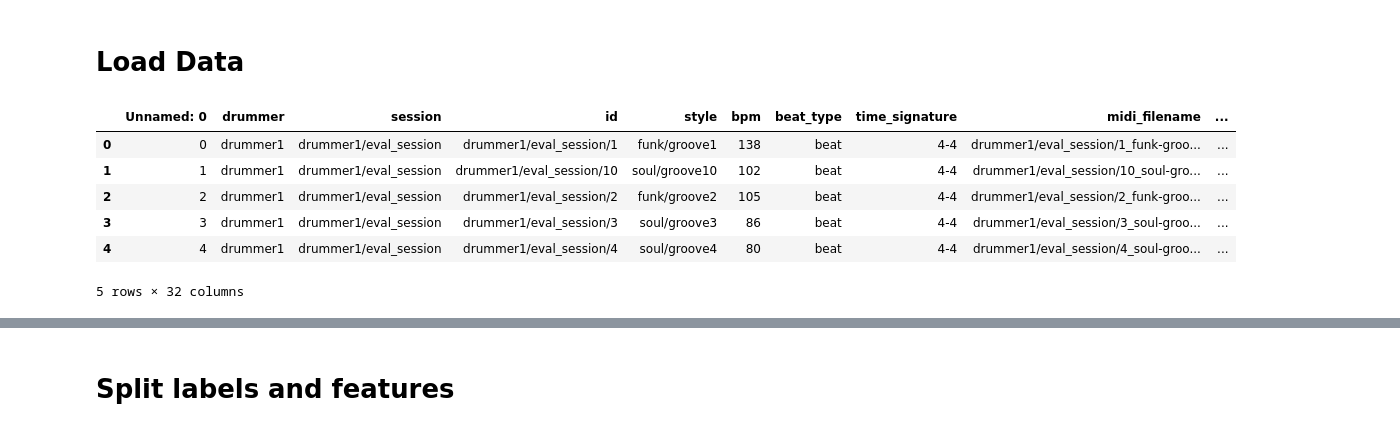
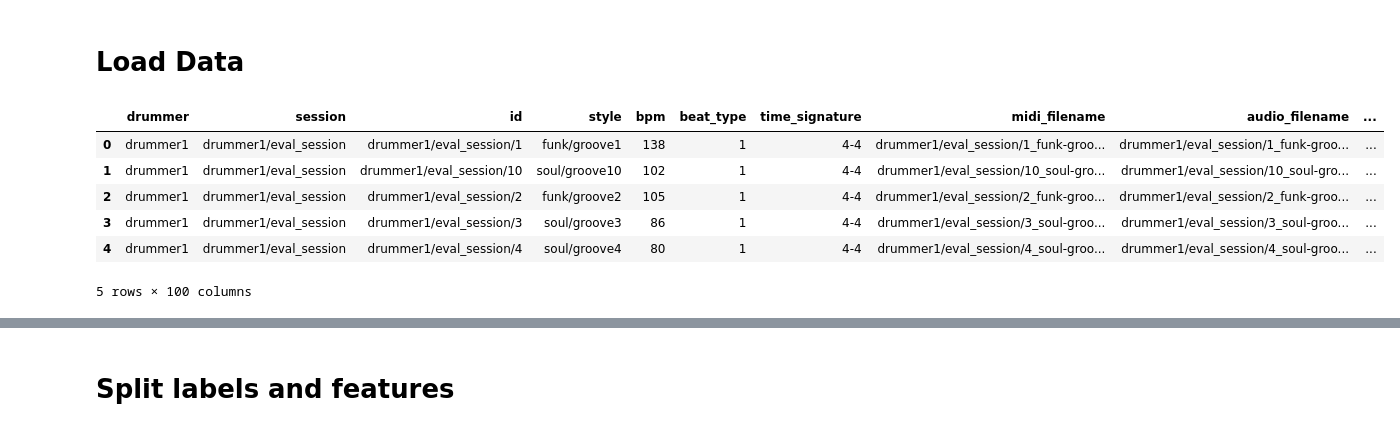
Before and after one commit to Knerten0815/GrooveLens, a Jupyter notebook: cnn.ipynb, the cells around one changed output, grey strips where cells are left out. Cells and saved outputs as stored; diff of their text form; code cells hidden in the pictures.

```diff
--- a/cnn.ipynb
+++ b/cnn.ipynb
@@ -3,13 +3,13 @@
 # %%
 import pandas as pd
 
-data = pd.read_csv('data_processed', encoding="latin-1")
+data = pd.read_csv('data_processed.csv', encoding="latin-1")
 data.head()
 # %% [output]
-|  | Unnamed: 0 | drummer | session | id | style | bpm | beat_type | time_signature | midi_filename | ... |
-| 0 | 0 | drummer1 | drummer1/eval_session | drummer1/eval_session/1 | funk/groove1 | 138 | beat | 4-4 | drummer1/eval_session/1_funk-groo... | ... |
-| 1 | 1 | drummer1 | drummer1/eval_session | drummer1/eval_session/10 | soul/groove10 | 102 | beat | 4-4 | drummer1/eval_session/10_soul-gro... | ... |
-| 2 | 2 | drummer1 | drummer1/eval_session | drummer1/eval_session/2 | funk/groove2 | 105 | beat | 4-4 | drummer1/eval_session/2_funk-groo... | ... |
-| 3 | 3 | drummer1 | drummer1/eval_session | drummer1/eval_session/3 | soul/groove3 | 86 | beat | 4-4 | drummer1/eval_session/3_soul-groo... | ... |
-| 4 | 4 | drummer1 | drummer1/eval_session | drummer1/eval_session/4 | soul/groove4 | 80 | beat | 4-4 | drummer1/eval_session/4_soul-groo... | ... |
+|  | drummer | session | id | style | bpm | beat_type | time_signature | midi_filename | audio_filename | ... |
+| 0 | drummer1 | drummer1/eval_session | drummer1/eval_session/1 | funk/groove1 | 138 | 1 | 4-4 | drummer1/eval_session/1_funk-groo... | drummer1/eval_session/1_funk-groo... | ... |
+| 1 | drummer1 | drummer1/eval_session | drummer1/eval_session/10 | soul/groove10 | 102 | 1 | 4-4 | drummer1/eval_session/10_soul-gro... | drummer1/eval_session/10_soul-gro... | ... |
+| 2 | drummer1 | drummer1/eval_session | drummer1/eval_session/2 | funk/groove2 | 105 | 1 | 4-4 | drummer1/eval_session/2_funk-groo... | drummer1/eval_session/2_funk-groo... | ... |
+| 3 | drummer1 | drummer1/eval_session | drummer1/eval_session/3 | soul/groove3 | 86 | 1 | 4-4 | drummer1/eval_session/3_soul-groo... | drummer1/eval_session/3_soul-groo... | ... |
+| 4 | drummer1 | drummer1/eval_session | drummer1/eval_session/4 | soul/groove4 | 80 | 1 | 4-4 | drummer1/eval_session/4_soul-groo... | drummer1/eval_session/4_soul-groo... | ... |
-5 rows × 32 columns
+5 rows × 100 columns
```
Also changed, not shown: parts of 9 cells of this notebook.
